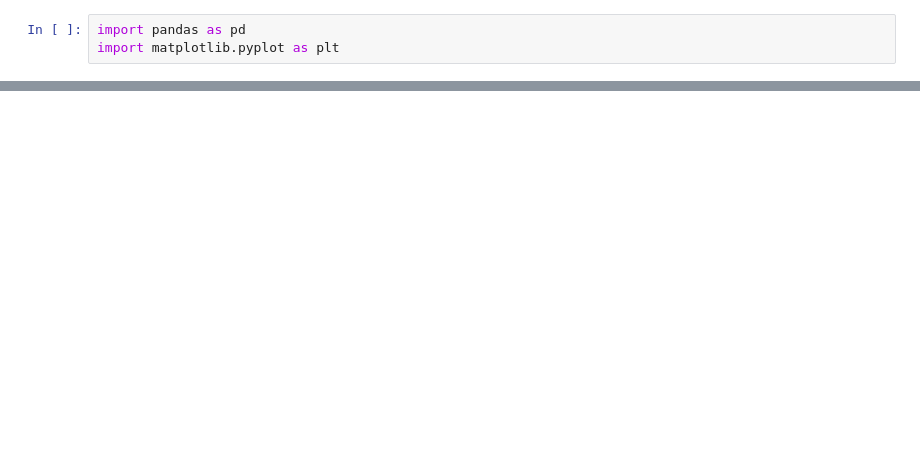
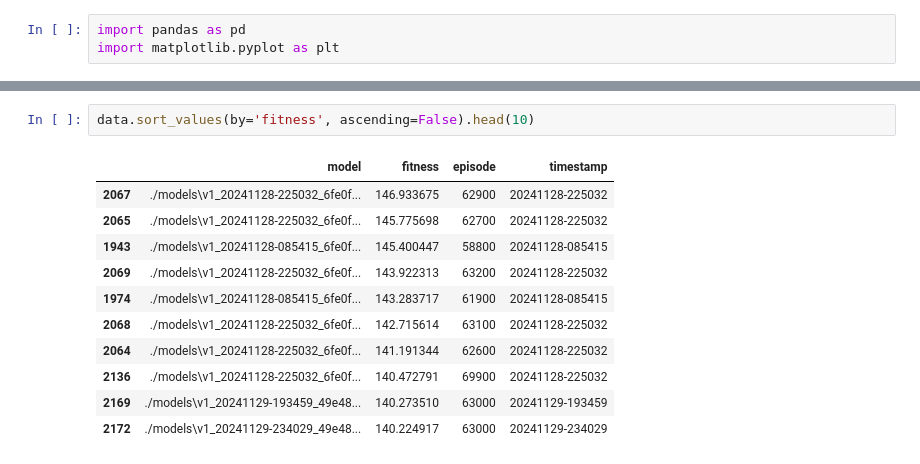
Before and after one commit to CarlosLafuenteCarreras/stochastic-gym-solver, a Jupyter notebook: draw-plot.ipynb, the cells around one changed output, grey strips where cells are left out. Saved outputs shown, nothing was run; the diff lists cells and outputs as text; blank space fills up the shorter version.

```diff
--- a/draw-plot.ipynb
+++ b/draw-plot.ipynb
@@ -72,0 +73,14 @@ plt.show()
+# %%
+data.sort_values(by='fitness', ascending=False).head(10)
+# %% [output]
+|  | model | fitness | episode | timestamp |
+| 2067 | ./models\v1_20241128-225032_6fe0f... | 146.933675 | 62900 | 20241128-225032 |
+| 2065 | ./models\v1_20241128-225032_6fe0f... | 145.775698 | 62700 | 20241128-225032 |
+| 1943 | ./models\v1_20241128-085415_6fe0f... | 145.400447 | 58800 | 20241128-085415 |
+| 2069 | ./models\v1_20241128-225032_6fe0f... | 143.922313 | 63200 | 20241128-225032 |
+| 1974 | ./models\v1_20241128-085415_6fe0f... | 143.283717 | 61900 | 20241128-085415 |
+| 2068 | ./models\v1_20241128-225032_6fe0f... | 142.715614 | 63100 | 20241128-225032 |
+| 2064 | ./models\v1_20241128-225032_6fe0f... | 141.191344 | 62600 | 20241128-225032 |
+| 2136 | ./models\v1_20241128-225032_6fe0f... | 140.472791 | 69900 | 20241128-225032 |
+| 2169 | ./models\v1_20241129-193459_49e48... | 140.273510 | 63000 | 20241129-193459 |
+| 2172 | ./models\v1_20241129-234029_49e48... | 140.224917 | 63000 | 20241129-234029 |
```
Also changed, not shown: parts of 4 cells of this notebook, 5 other files.
